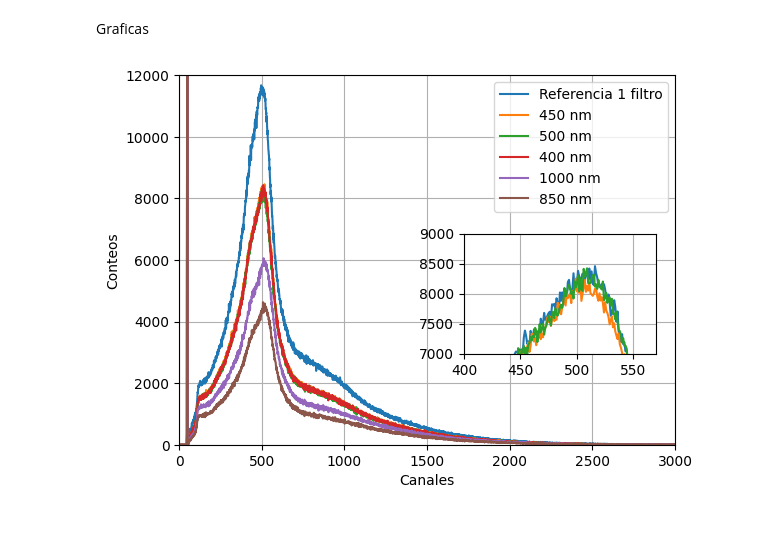
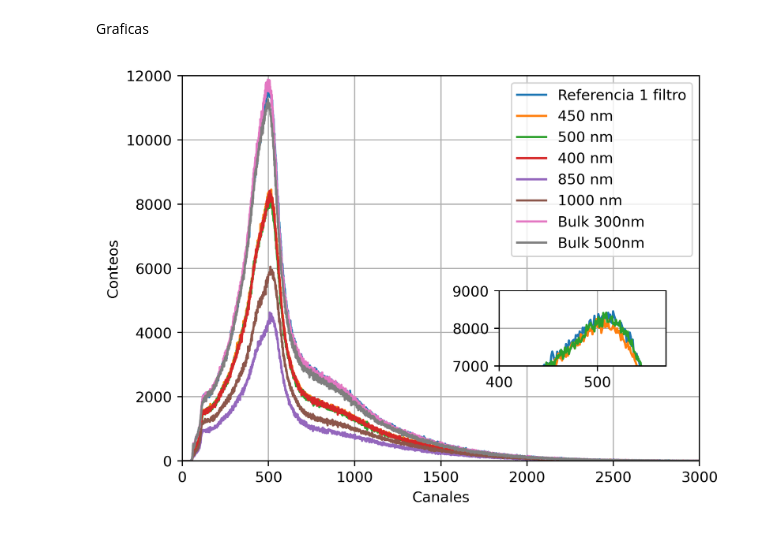
Before and after one commit to jpabonl/Proyecto-experimental, a Jupyter notebook: Graficas_Toma_2.ipynb, the cells around one changed output. Drawn from its saved outputs; the diff is of its cells as text; code cells hidden in the pictures.

```diff
--- a/Graficas_Toma_2.ipynb
+++ b/Graficas_Toma_2.ipynb
@@ -25,37 +110,41 @@ Pos6WS2 = pd.read_csv("Muestras/XrayHV80kV-1uA--CG50-FG10--Pos6-WS2-500nm--LiveT
 Pos7WS2 = pd.read_csv("Muestras/XrayHV80kV-1uA--CG50-FG10--Pos7-WS2-400nm--LiveTime300s--ConBloques.txt")
 WS21000 = pd.read_csv("Muestras/XrayHV80kV-1uA--CG50-FG10--WS2-1000nm--LiveTime300s--ConBloques.txt")
 WS2850 = pd.read_csv("Muestras/XrayHV80kV-1uA--CG50-FG10--WS2-850nm--LiveTime300s--ConBloques.txt")
+Bulk1 = pd.read_csv("Muestras/XrayHV80kV-1uA--CG50-FG10--Pos4-Bulk1-W-300nm--LiveTime300s--ConBloques.txt")
+Bulk2 = pd.read_csv("Muestras/XrayHV80kV-1uA--CG50-FG10--Pos5-Bulk2-W-500nm--LiveTime300s--ConBloques.txt")
 # %%
 plt.plot(Pos1Ref1, label='Referencia 1 filtro')
 plt.plot(Pos3WS2, label='450 nm')
 plt.plot(Pos6WS2, label='500 nm')
 plt.plot(Pos7WS2, label='400 nm')
+plt.plot(WS2850, label='850 nm')
 plt.plot(WS21000, label='1000 nm')
-plt.plot(WS2850, label='850 nm')
+plt.plot(Bulk1, label='Bulk 300nm')
+plt.plot(Bulk2, label='Bulk 500nm')
 plt.ylim(0,12000)
 plt.xlim(0,3000)
 plt.ylabel('Conteos')
 plt.xlabel('Canales')
 plt.grid(True)
 plt.legend()
 # Definir los límites para el zoom-in
 xmin = 400
 xmax = 570
 ymin = 7000
 ymax = 9000
 
 # Crear un área para el zoom-in en la esquina derecha
-zoom_ax = plt.axes([0.57, 0.3, 0.3, 0.25])  # [left, bottom, width, height]
+zoom_ax = plt.axes([0.60, 0.3, 0.25, 0.15])  # [left, bottom, width, height]
 zoom_ax.plot(Pos3WS2, label="450nm")
 zoom_ax.plot(Pos6WS2, label="500nm")
 zoom_ax.plot(Pos7WS2, label="400nm")
 zoom_ax.set_ylim(ymin, ymax)
 zoom_ax.set_xlim(xmin, xmax)
 
 zoom_ax.grid()
 
 # Mostrar la leyenda en la gráfica principal
 plt.grid(True)
 plt.show()
 # %% [output]
-[figure, old version]
+[figure, new version]
```
Also changed, not shown: parts of 5 cells of this notebook.
